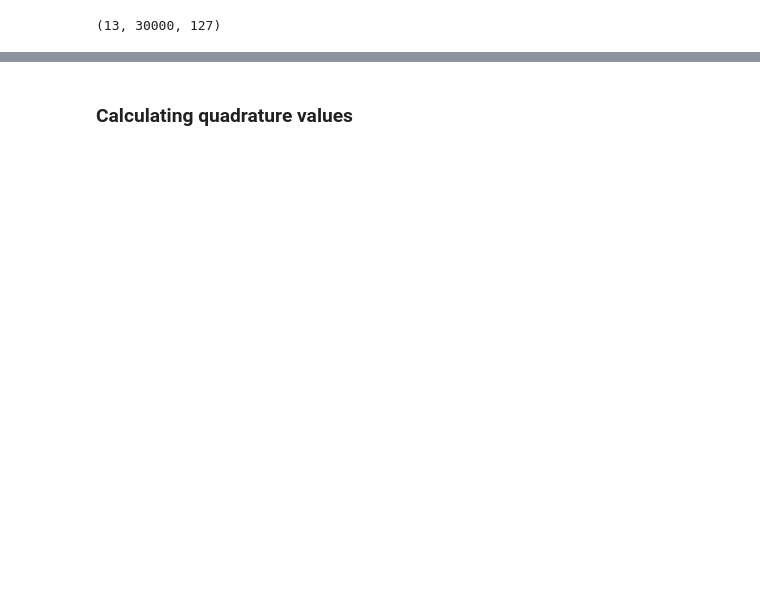
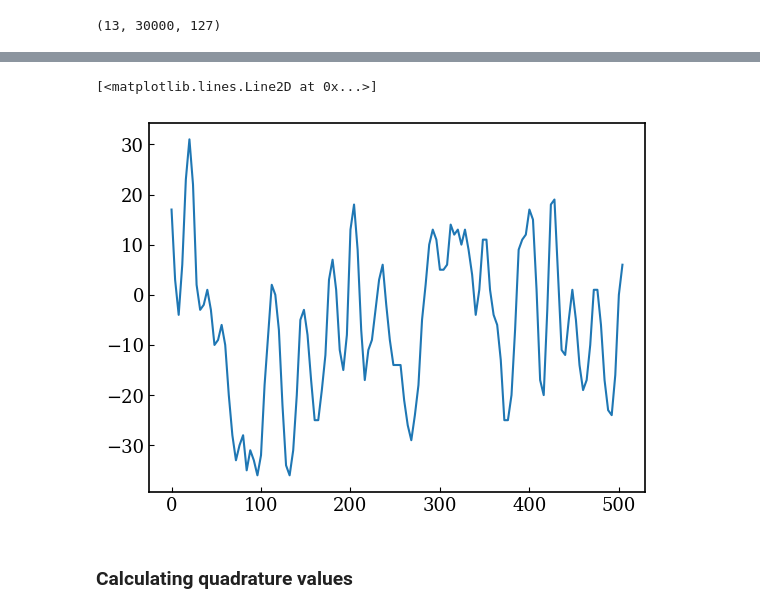
Before and after one commit to ThomasRavnborg/Homodyne-Tomography, a Jupyter notebook: code/main.ipynb, the cells around one changed output, grey strips where cells are left out. Cells and saved outputs as stored; diff of their text form; code cells hidden in the pictures; blank space fills up the shorter version.

```diff
--- a/code/main.ipynb
+++ b/code/main.ipynb
@@ -141,10 +93,14 @@ Processing data in: C:/Users/tbrav/OneDrive - Danmarks Tekniske Universitet/Engi
 # %%
-parent = Path(os.path.dirname(os.getcwd()))
+path = Path(os.path.dirname(os.getcwd()))
 date = "091027"
 state = "cat2"
 
-data_path = parent / "data" / "processed_data" / date
+data_path = path / "data" / "processed_data" / date
 data = np.load(data_path / (state + '.npy'))
+
+dt = json.load(open(data_path / 'dts.json'))[state]
+N = data.shape[2]
+t = np.linspace(0, dt*N, N, endpoint=False)
 # %%
 data.shape
 # %% [output]
@@ -160,2 +110,7 @@ Processing date: 091028
+# %%
+plt.plot(t*1e9, data[0, 0, :])
+# %% [output]
+[<matplotlib.lines.Line2D at 0x...>]
+[figure, added]
 # %% [markdown]
 ### Calculating quadrature values
```
Also changed, not shown: parts of 17 cells of this notebook, 1 other file.
